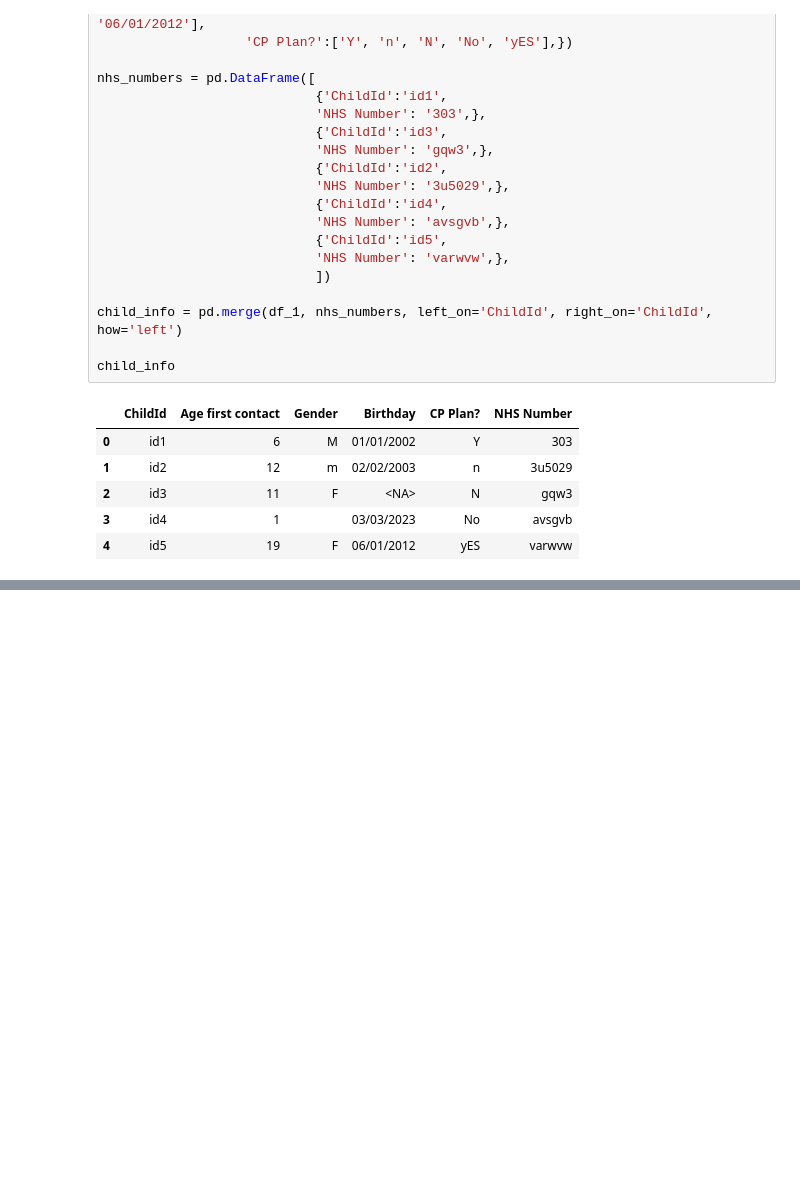
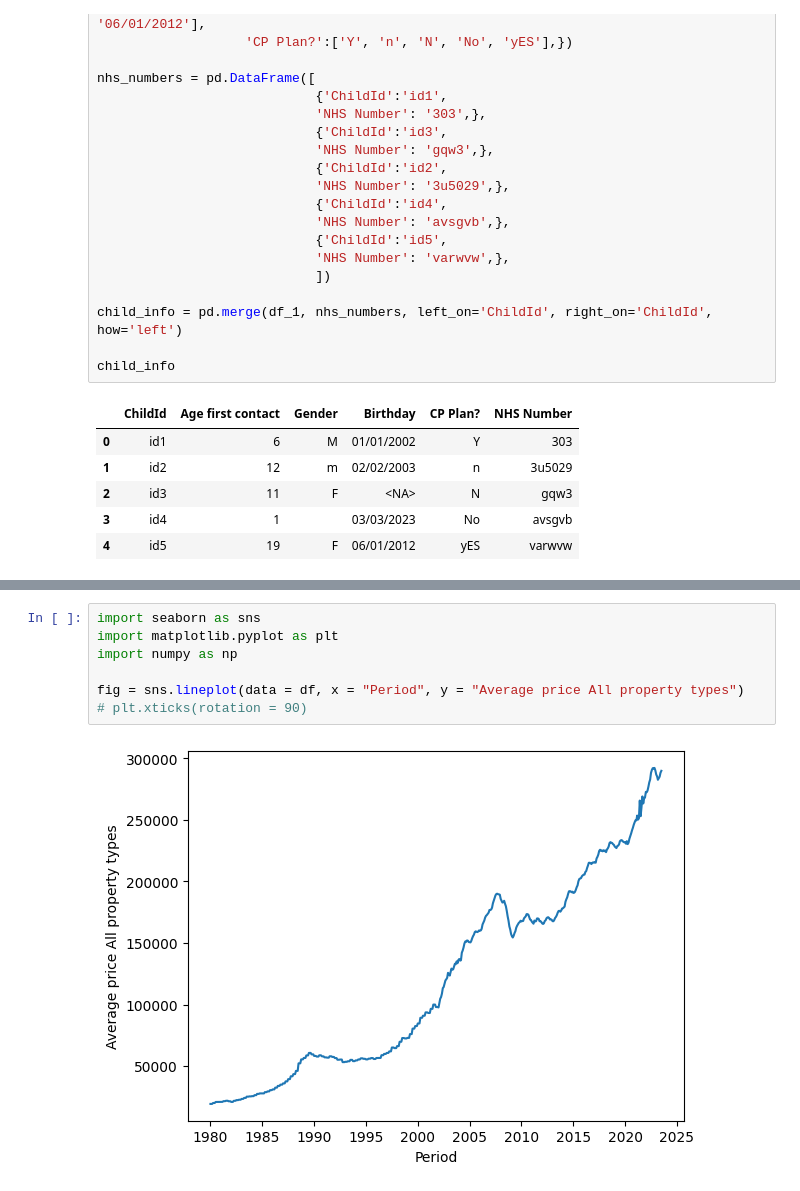
Before and after one commit to Teigan-B/python_for_absolute_beginners, a Jupyter notebook: python_sessions/session_3.ipynb, the cells around one changed output, grey strips where cells are left out. Cells and saved outputs as stored; diff of their text form; blank space fills up the shorter version.

```diff
--- a/python_sessions/session_3.ipynb
+++ b/python_sessions/session_3.ipynb
@@ -220,0 +251,9 @@ child_info
+# %%
+import seaborn as sns
+import matplotlib.pyplot as plt
+import numpy as np
+
+fig = sns.lineplot(data = df, x = "Period", y = "Average price All property types")
+# plt.xticks(rotation = 90)
+# %% [output]
+[figure, added]
```
Also changed, not shown: parts of 1 cell of this notebook.
